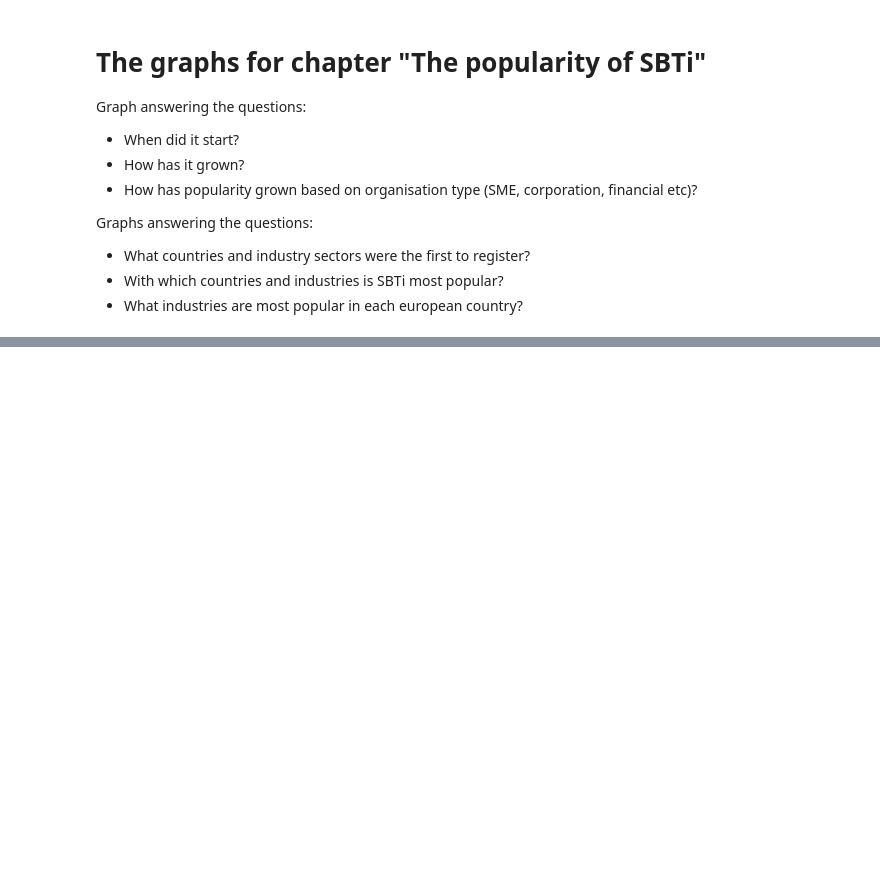
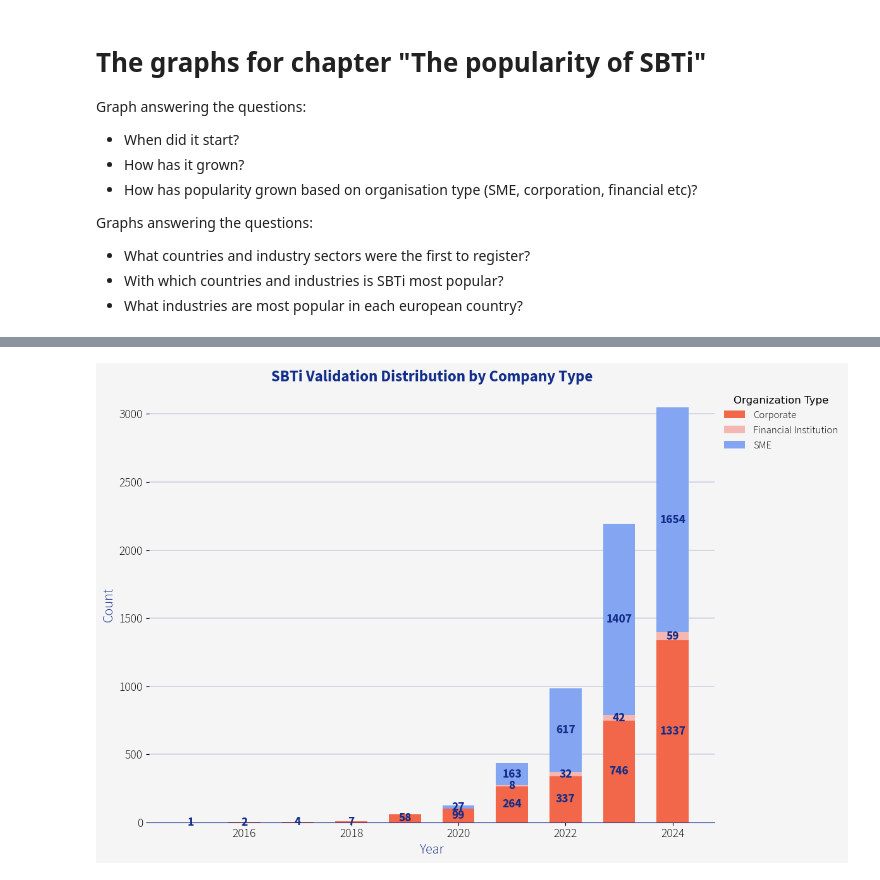
Before and after one commit to AnjaBrocklehurst/AnjaBrocklehurst.github.io, a Jupyter notebook: assets/code/3_SBTi intro.ipynb, the cells around one changed output, grey strips where cells are left out. Drawn from its saved outputs; the diff is of its cells as text; code cells hidden in the pictures; blank space fills up the shorter version.

Commit message:
sbti intro_growth by company type

```diff
--- a/assets/code/3_SBTi intro.ipynb
+++ b/assets/code/3_SBTi intro.ipynb
@@ -153,8 +149,11 @@ array([2015, 2016, 2017, 2018, 2019, 2020, 2021, 2022, 2023, 2024])
 # Remove duplicates of stbi_id in Targ to make counting easier
 #Targ = Targ.drop_duplicates(subset=['sbti_id'])
 # %%
-#Adjust the date in the Company data
+
 Comp['date_updated'] = pd.to_datetime(Comp['date_updated'], errors='coerce')
 #isolating year in Comp
 Comp['year_updated'] = Comp['date_updated'].dt.year
 Comp=Comp.sort_values(by='year_updated', ascending=True)
+Comp = Comp[Comp['year_updated'].between(2015, 2024)]
+#Check if year is sorted correctly
+Comp['year_updated'].unique()
@@ -286,0 +286,75 @@ NameError: name 'Comp' is not defined
+# %%
+# Pivot the data to prepare it for stacked bar plotting
+pivot_data = org_growth.pivot(index="year_updated", columns="organization_type", values="count").fillna(0)
+
+# Sort by year
+pivot_data = pivot_data.sort_index()
+
+# Plot background color and bar color
+fig, ax = plt.subplots(facecolor="#f5f5f5", figsize=(12, 8))  # Set fixed plot size (width, height)
+
+# Adjust the width of the bars here to change the distance between them
+bar_width = 0.6  # Change this value to make bars closer (lower value) or farther apart (higher value)
+
+# Plot stacked bars
+bottom_vals = None
+for i, col in enumerate(pivot_data.columns):
+    if bottom_vals is None:
+        bars = ax.bar(pivot_data.index, pivot_data[col], color=sbt_palette[i], zorder=3, width=bar_width, label=col)
+        bottom_vals = pivot_data[col]
+    else:
+        ax.bar(pivot_data.index, pivot_data[col], color=sbt_palette[i], zorder=3, width=bar_width, label=col, bottom=bottom_vals)
+        bottom_vals += pivot_data[col]
+
+# Set facecolor
+ax.set_facecolor("#f5f5f5")
+
+# Set title with font properties
+ax.set_title("SBTi Validation Distribution by Company Type", fontproperties=font_bold, fontsize=18, fontweight='bold', color="#122E8A")
+ax.set_ylabel("Count", fontproperties=font_light, fontsize=16, color="#122E8A")
+ax.set_xlabel("Year", fontproperties=font_light, fontsize=16, color="#122E8A")
+ax.tick_params(axis='x', labelsize=14)
+ax.tick_params(axis='y', labelsize=14)
+
+for label in ax.get_xticklabels():
+    label.set_fontproperties(font_light)
+    label.set_size(14)
+
+for label in ax.get_yticklabels():
+    label.set_fontproperties(font_light)
+    label.set_size(14)
+
+# Add data labels to the stacked bars
+for bar_group in ax.containers:
+    for bar in bar_group:
+        if bar.get_height() > 0:  # Only label non-zero bars
+            ax.text(
+                bar.get_x() + bar.get_width() / 2,
+                bar.get_y() + bar.get_height() / 2,
+                f'{int(bar.get_height())}',
+                ha='center', va='center', fontsize=14, color="#122E8A", fontproperties=font_bold
+            )
+
+# Spines and grid
+ax.spines['top'].set_visible(False)
+ax.spines['right'].set_visible(False)
+ax.spines['left'].set_visible(False)
+ax.spines['bottom'].set_color("#122E8A")
+ax.yaxis.grid(True, linestyle='-', linewidth=0.2, color="#122E8A", zorder=0)
+font_legend = font_manager.FontProperties(fname="C:/Fonts/SourceSansPro-Light.otf", size=12)  # Set the font size here
+
+
+# Add legend
+ax.legend(
+    title="Organization Type",
+    loc="upper left",
+    bbox_to_anchor=(1, 1),
+    frameon=False,
+    prop=font_legend,
+    title_fontsize=12
+)
+
+plt.tight_layout()
+plt.show()
+# %% [output]
+[figure, added]
```
Also changed, not shown: parts of 5 cells of this notebook, 1 other file.
